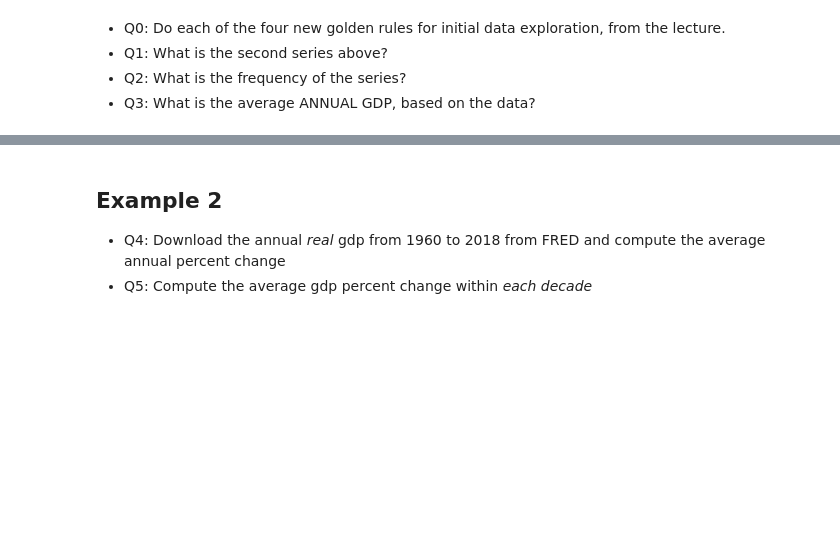
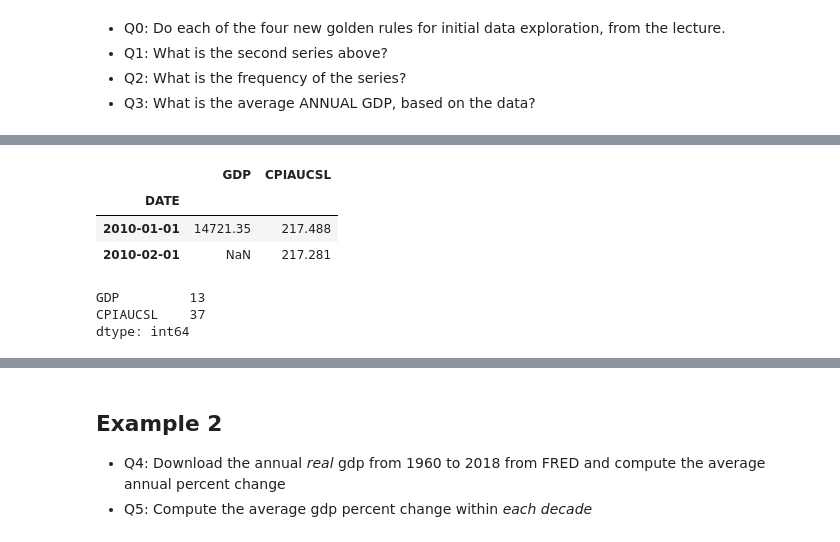
Before and after one commit to trishakalia/FIN377-participation, a Jupyter notebook: Homework/pandas-practice.ipynb, the cells around one changed output, grey strips where cells are left out. Cells and saved outputs as stored; diff of their text form; code cells hidden in the pictures; blank space fills up the shorter version.

```diff
--- a/Homework/pandas-practice.ipynb
+++ b/Homework/pandas-practice.ipynb
@@ -133,0 +143,15 @@ macro_df.shape
+# %%
+#Q1:
+macro_df.iloc[0:2]
+# %% [output]
+|  | GDP | CPIAUCSL |
+| DATE |  |  |
+| 2010-01-01 | 14721.35 | 217.488 |
+| 2010-02-01 | NaN | 217.281 |
+# %%
+#Q2:
+macro_df.count()
+# %% [output]
+GDP         13
+CPIAUCSL    37
+dtype: int64
```
Also changed, not shown: parts of 6 cells of this notebook, 1 other file.
